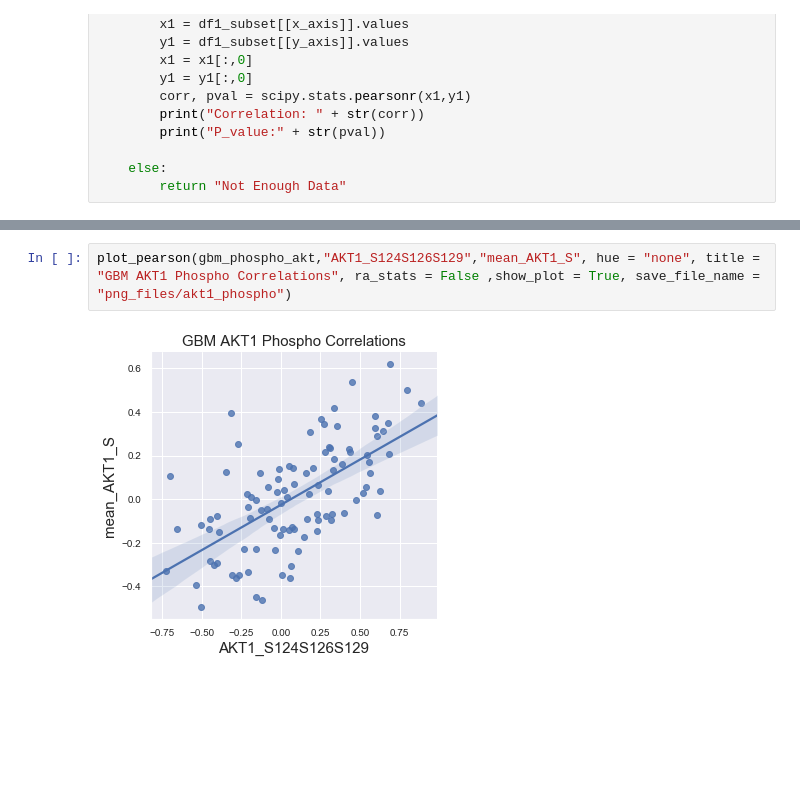
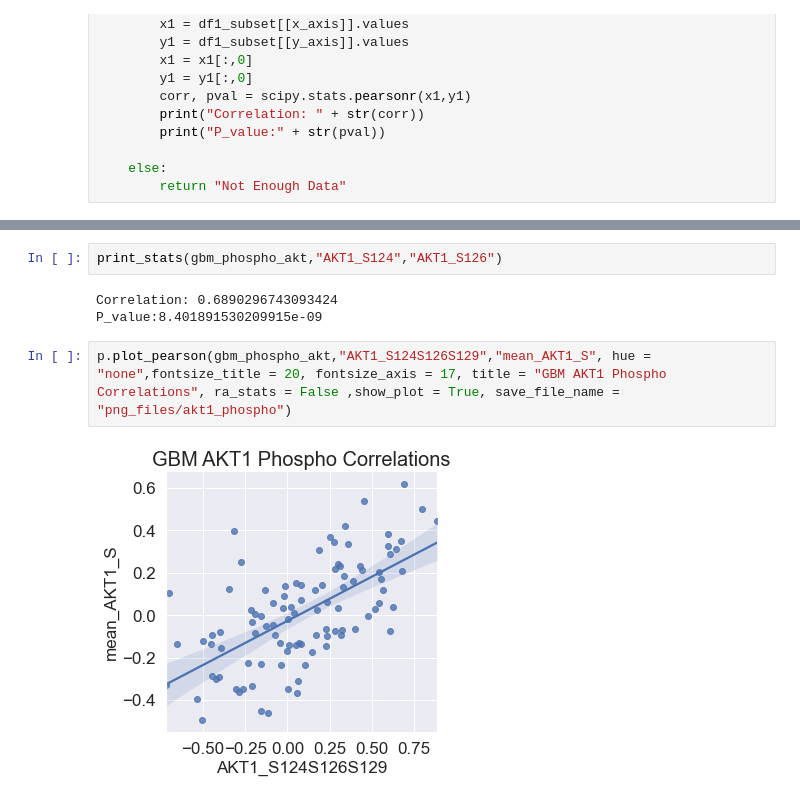
Before and after one commit to PayneLab/WhenMutationsDontMatter, a Jupyter notebook: EGFR/phospho_correlation/phospho_corr_cmap.ipynb, the cells around one changed output, grey strips where cells are left out. Saved outputs shown, nothing was run; the diff lists cells and outputs as text; blank space fills up the shorter version.

```diff
--- a/EGFR/phospho_correlation/phospho_corr_cmap.ipynb
+++ b/EGFR/phospho_correlation/phospho_corr_cmap.ipynb
@@ -305,5 +238,10 @@ gbm_phospho_akt
+# %%
+print_stats(gbm_phospho_akt,"AKT1_S124","AKT1_S126")
+# %% [output]
+Correlation: 0.6890296743093424
+P_value:8.401891530209915e-09
 # %%
-plot_pearson(gbm_phospho_akt,"AKT1_S124S126S129","mean_AKT1_S", hue = "none", title = "GBM AKT1 Phospho Correlations", ra_stats = False ,show_plot = True, save_file_name = "png_files/akt1_phospho")
+p.plot_pearson(gbm_phospho_akt,"AKT1_S124S126S129","mean_AKT1_S", hue = "none",fontsize_title = 20, fontsize_axis = 17, title = "GBM AKT1 Phospho Correlations", ra_stats = False ,show_plot = True, save_file_name = "png_files/akt1_phospho")
 # %% [output]
-[figure, old version]
+[figure, new version]
 # %%
```
Also changed, not shown: parts of 17 cells of this notebook, 3 other files.
